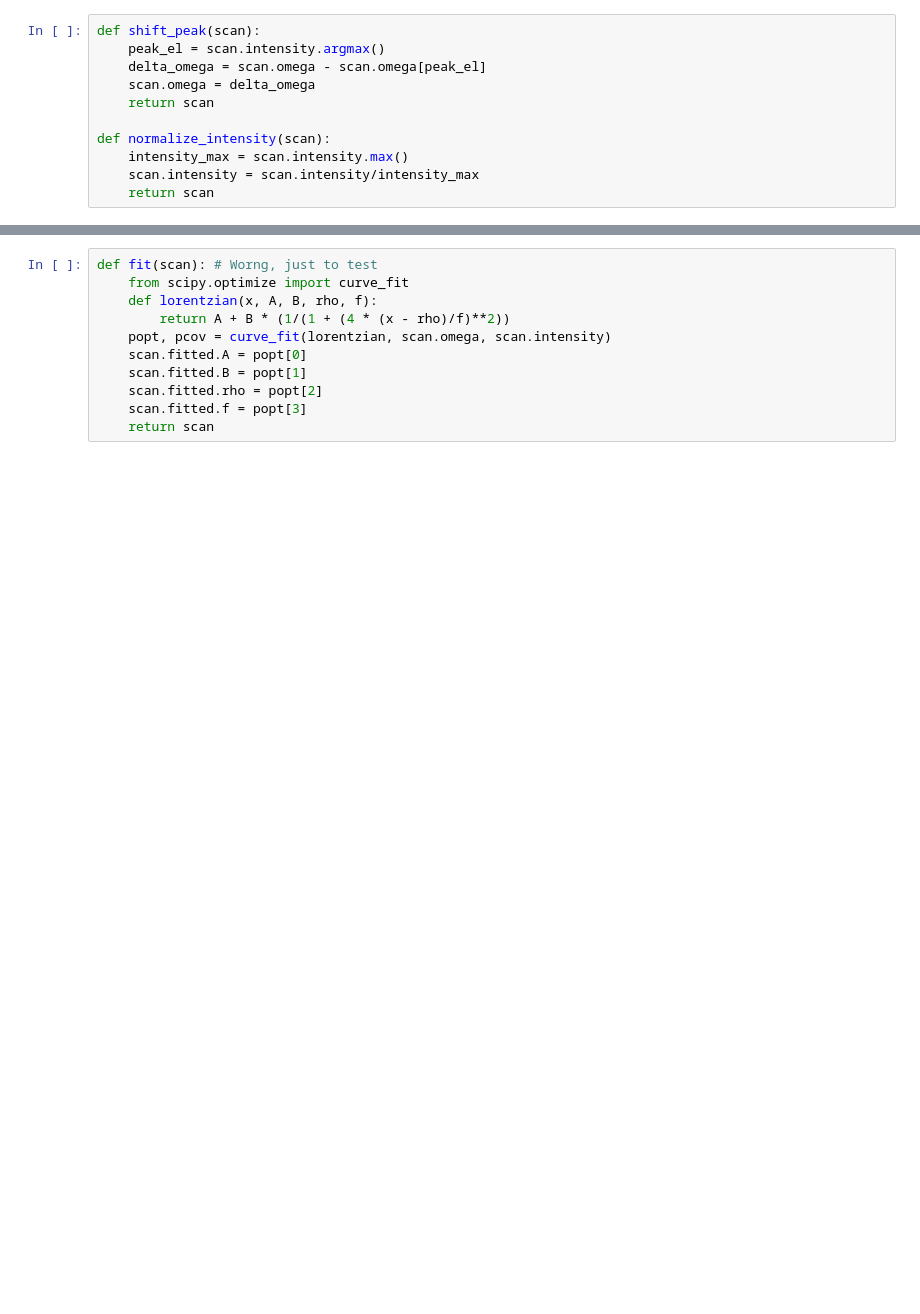
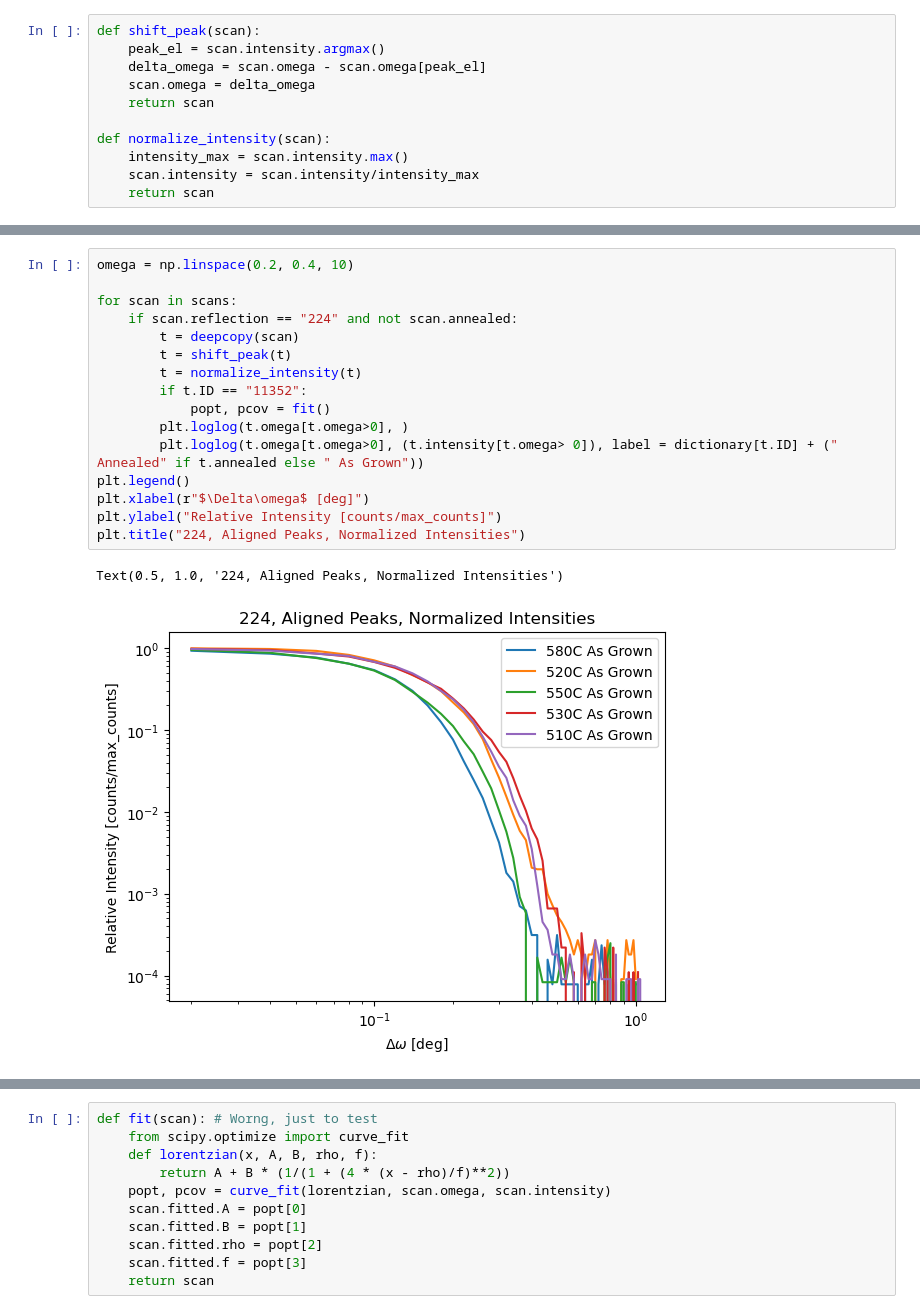
Before and after one commit to RiccardoCiviero/Thesis_XRD, a Jupyter notebook: extract_and_fit.ipynb, the cells around one changed output, grey strips where cells are left out. Drawn from its saved outputs; the diff is of its cells as text; blank space fills up the shorter version.

```diff
--- a/extract_and_fit.ipynb
+++ b/extract_and_fit.ipynb
@@ -102,0 +115,19 @@ Text(0.5, 1.0, '224, Aligned Peaks, Normalized Intensities')
+# %%
+omega = np.linspace(0.2, 0.4, 10)
+
+for scan in scans:
+    if scan.reflection == "224" and not scan.annealed:
+        t = deepcopy(scan)
+        t = shift_peak(t)
+        t = normalize_intensity(t)
+        if t.ID == "11352":
+            popt, pcov = fit()
+        plt.loglog(t.omega[t.omega>0], )
+        plt.loglog(t.omega[t.omega>0], (t.intensity[t.omega> 0]), label = dictionary[t.ID] + (" Annealed" if t.annealed else " As Grown"))
+plt.legend()
+plt.xlabel(r"$\Delta\omega$ [deg]")
+plt.ylabel("Relative Intensity [counts/max_counts]")
+plt.title("224, Aligned Peaks, Normalized Intensities")
+# %% [output]
+Text(0.5, 1.0, '224, Aligned Peaks, Normalized Intensities')
+[figure, added]
```
Also changed, not shown: parts of 6 cells of this notebook, 40 other files.
